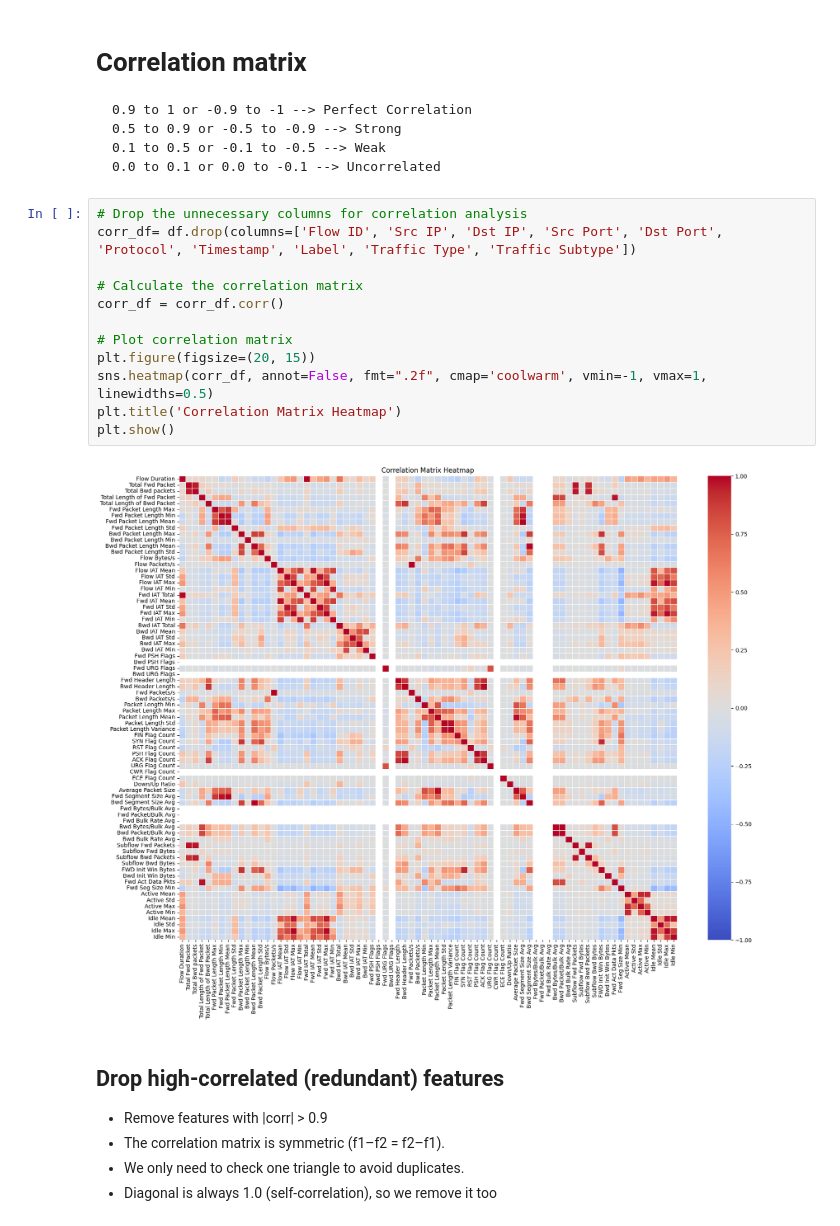
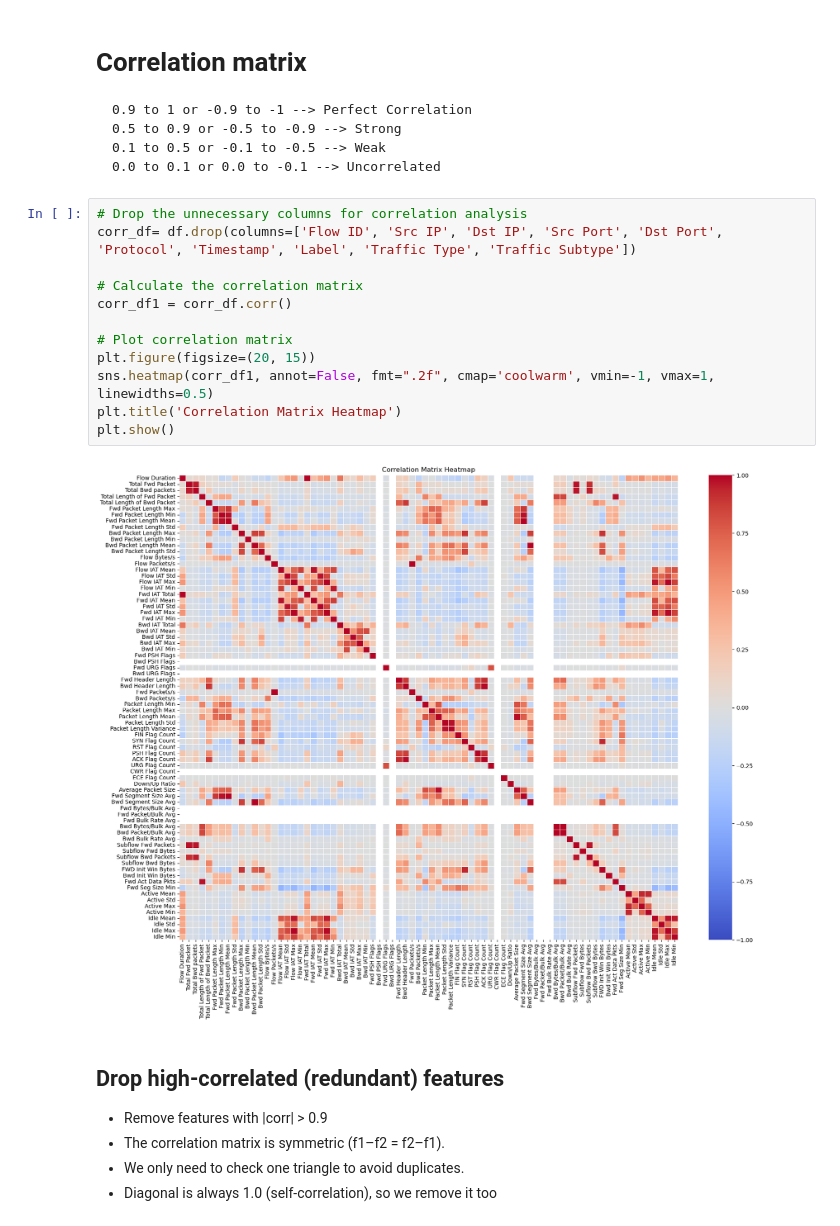
Before and after one commit to Schnitze1/COS30049-Computing-Technology-Innovation-Project, a Jupyter notebook: data_preprocessing/data_cleaning.ipynb, the cells around one changed output. Cells and saved outputs as stored; diff of their text form.

```diff
--- a/data_preprocessing/data_cleaning.ipynb
+++ b/data_preprocessing/data_cleaning.ipynb
@@ -113,20 +113,20 @@ print(counts)
     0.5 to 0.9 or -0.5 to -0.9 --> Strong
     0.1 to 0.5 or -0.1 to -0.5 --> Weak
     0.0 to 0.1 or 0.0 to -0.1 --> Uncorrelated
-# %%
-# Drop the unnecessary columns for correlation analysis
-corr_df= df.drop(columns=['Flow ID', 'Src IP', 'Dst IP', 'Src Port', 'Dst Port', 'Protocol', 'Timestamp', 'Label', 'Traffic Type', 'Traffic Subtype'])
-
-# Calculate the correlation matrix
-corr_df = corr_df.corr()
-
-# Plot correlation matrix
-plt.figure(figsize=(20, 15))
-sns.heatmap(corr_df, annot=False, fmt=".2f", cmap='coolwarm', vmin=-1, vmax=1, linewidths=0.5)
-plt.title('Correlation Matrix Heatmap')
-plt.show()
-# %% [output]
-[figure, removed]
+# %%
+# Drop the unnecessary columns for correlation analysis
+corr_df= df.drop(columns=['Flow ID', 'Src IP', 'Dst IP', 'Src Port', 'Dst Port', 'Protocol', 'Timestamp', 'Label', 'Traffic Type', 'Traffic Subtype'])
+
+# Calculate the correlation matrix
+corr_df1 = corr_df.corr()
+
+# Plot correlation matrix
+plt.figure(figsize=(20, 15))
+sns.heatmap(corr_df1, annot=False, fmt=".2f", cmap='coolwarm', vmin=-1, vmax=1, linewidths=0.5)
+plt.title('Correlation Matrix Heatmap')
+plt.show()
+# %% [output]
+[figure, added]
 # %% [markdown]
 ## Drop high-correlated (redundant) features
 - Remove features with |corr| > 0.9
```
Also changed, not shown: parts of 8 cells of this notebook, 17 other files.
